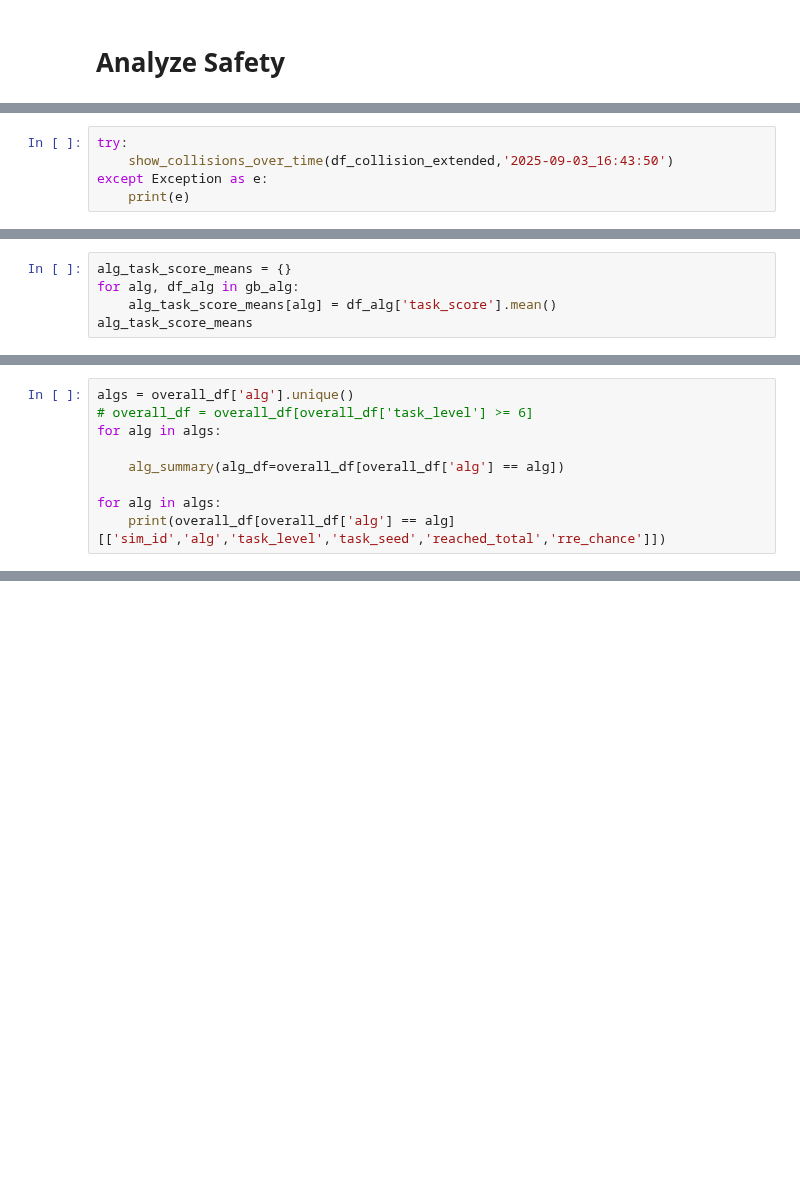
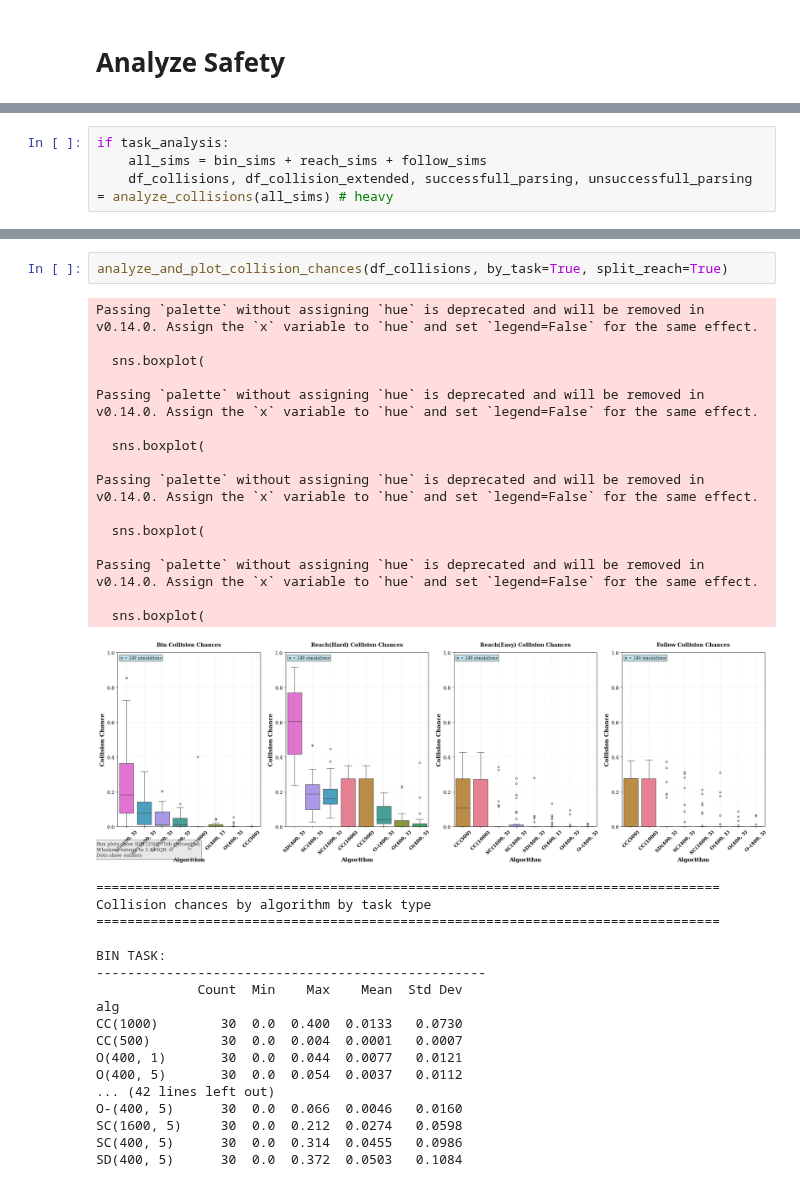
Before and after one commit to Dan7171/rl_for_curobo, a Jupyter notebook: projects_root/experiments/analysis_test_cluster.ipynb, the cells around one changed output, grey strips where cells are left out. Drawn from its saved outputs; the diff is of its cells as text; blank space fills up the shorter version.

```diff
--- a/projects_root/experiments/analysis_test_cluster.ipynb
+++ b/projects_root/experiments/analysis_test_cluster.ipynb
@@ -1561,5 +1498,0 @@ show_collisions_over_time(df_collision_extended,get_first_sim_id_with_collision(
-# %%
-try:
-    show_collisions_over_time(df_collision_extended,'2025-09-03_16:43:50')
-except Exception as e:
-    print(e)
@@ -2417,5 +1498,0 @@ gb_alg = overall_df.groupby(['alg'])
-# %%
-alg_task_score_means = {}
-for alg, df_alg in gb_alg:
-    alg_task_score_means[alg] = df_alg['task_score'].mean()
-alg_task_score_means
@@ -2642,9 +1498,0 @@ def alg_summary(alg_df):
-# %%
-algs = overall_df['alg'].unique()
-# overall_df = overall_df[overall_df['task_level'] >= 6]
-for alg in algs:
-
-    alg_summary(alg_df=overall_df[overall_df['alg'] == alg])
-
-for alg in algs:
-    print(overall_df[overall_df['alg'] == alg][['sim_id','alg','task_level','task_seed','reached_total','rre_chance']])
@@ -3174,0 +2157,4 @@ except Exception as e:
+# %%
+if task_analysis:
+    all_sims = bin_sims + reach_sims + follow_sims
+    df_collisions, df_collision_extended, successfull_parsing, unsuccessfull_parsing = analyze_collisions(all_sims) # heavy
@@ -3174,0 +2212,36 @@ except Exception as e:
+# %%
+analyze_and_plot_collision_chances(df_collisions, by_task=True, split_reach=True)
+# %% [output]
+Passing `palette` without assigning `hue` is deprecated and will be removed in v0.14.0. Assign the `x` variable to `hue` and set `legend=False` for the same effect.
+
+  sns.boxplot(
+
+Passing `palette` without assigning `hue` is deprecated and will be removed in v0.14.0. Assign the `x` variable to `hue` and set `legend=False` for the same effect.
+
+  sns.boxplot(
+
+Passing `palette` without assigning `hue` is deprecated and will be removed in v0.14.0. Assign the `x` variable to `hue` and set `legend=False` for the same effect.
+
+  sns.boxplot(
+
+Passing `palette` without assigning `hue` is deprecated and will be removed in v0.14.0. Assign the `x` variable to `hue` and set `legend=False` for the same effect.
+
+  sns.boxplot(
+[figure, added]
+================================================================================
+Collision chances by algorithm by task type
+================================================================================
+
+BIN TASK:
+--------------------------------------------------
+             Count  Min    Max    Mean  Std Dev
+alg
+CC(1000)        30  0.0  0.400  0.0133   0.0730
+CC(500)         30  0.0  0.004  0.0001   0.0007
+O(400, 1)       30  0.0  0.044  0.0077   0.0121
+O(400, 5)       30  0.0  0.054  0.0037   0.0112
+... (42 lines left out)
+O-(400, 5)      30  0.0  0.066  0.0046   0.0160
+SC(1600, 5)     30  0.0  0.212  0.0274   0.0598
+SC(400, 5)      30  0.0  0.314  0.0455   0.0986
+SD(400, 5)      30  0.0  0.372  0.0503   0.1084
```
Also changed, not shown: parts of 84 cells of this notebook, 4 other files.
